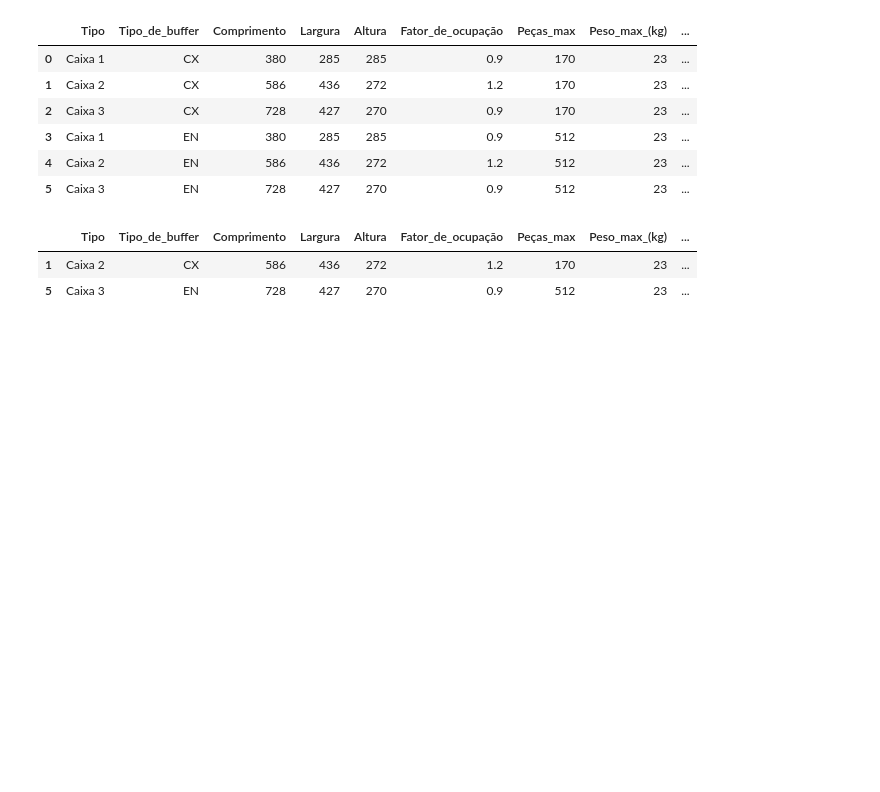
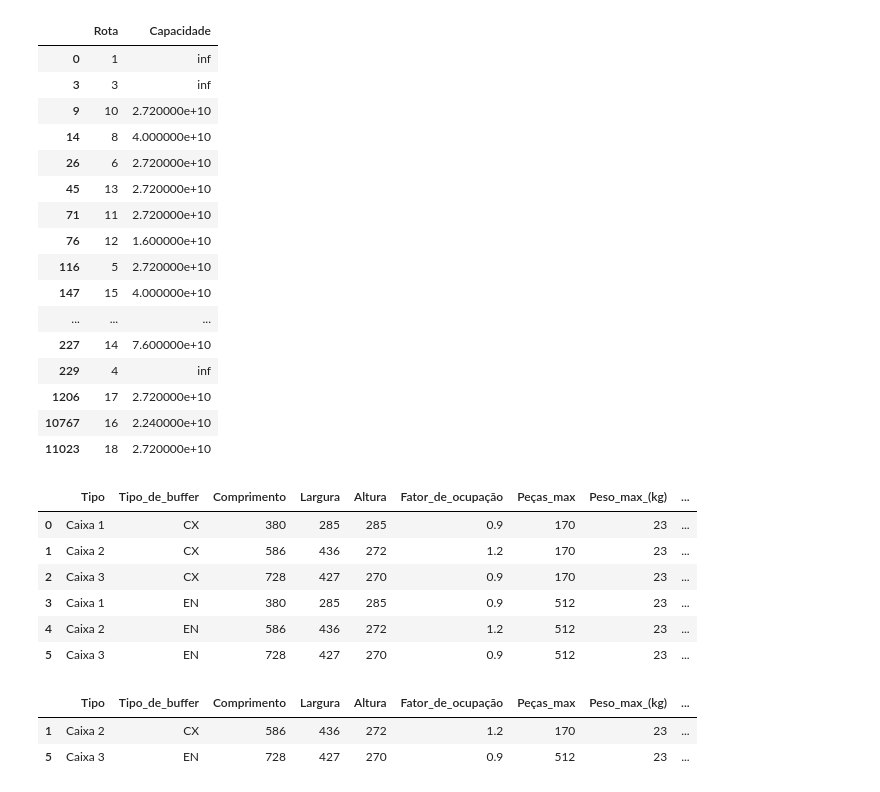
Before and after one commit to CandaPin/Resolucao_Problemas, a Jupyter notebook: 02-Notebook/03-eb-FirstFitDecreasing.ipynb, the cells around one changed output. Cells and saved outputs as stored; diff of their text form; code cells hidden in the pictures; blank space fills up the shorter version.

```diff
--- a/02-Notebook/03-eb-FirstFitDecreasing.ipynb
+++ b/02-Notebook/03-eb-FirstFitDecreasing.ipynb
@@ -5,6 +5,28 @@ import pandas as pd
 df_bak = pd.read_excel('../01-Data/ordens_pre_process_revisado.xlsx')
 # %%
 df_caixas_tipo = pd.read_excel('../01-Data/Dados - desafio disciplina RPVMM.xlsx', sheet_name='Tipos de caixa')
+# %%
+df_routes = df_bak[['Rota', 'Capacidade']].drop_duplicates()
+# df_routes = df_routes.set_index('Rota')
+df_routes
+# %% [output]
+|  | Rota | Capacidade |
+| 0 | 1 | inf |
+| 3 | 3 | inf |
+| 9 | 10 | 2.720000e+10 |
+| 14 | 8 | 4.000000e+10 |
+| 26 | 6 | 2.720000e+10 |
+| 45 | 13 | 2.720000e+10 |
+| 71 | 11 | 2.720000e+10 |
+| 76 | 12 | 1.600000e+10 |
+| 116 | 5 | 2.720000e+10 |
+| 147 | 15 | 4.000000e+10 |
+| ... | ... | ... |
+| 227 | 14 | 7.600000e+10 |
+| 229 | 4 | inf |
+| 1206 | 17 | 2.720000e+10 |
+| 10767 | 16 | 2.240000e+10 |
+| 11023 | 18 | 2.720000e+10 |
 # %%
 df_caixas_tipo.columns = df_caixas_tipo.columns.str.replace(' ', '_')
 df_caixas_tipo['volume_util_caixa'] = df_caixas_tipo['Comprimento'] * df_caixas_tipo['Largura'] * df_caixas_tipo['Altura'] * df_caixas_tipo['Fator_de_ocupação']
```
Also changed, not shown: parts of 2 cells of this notebook.
